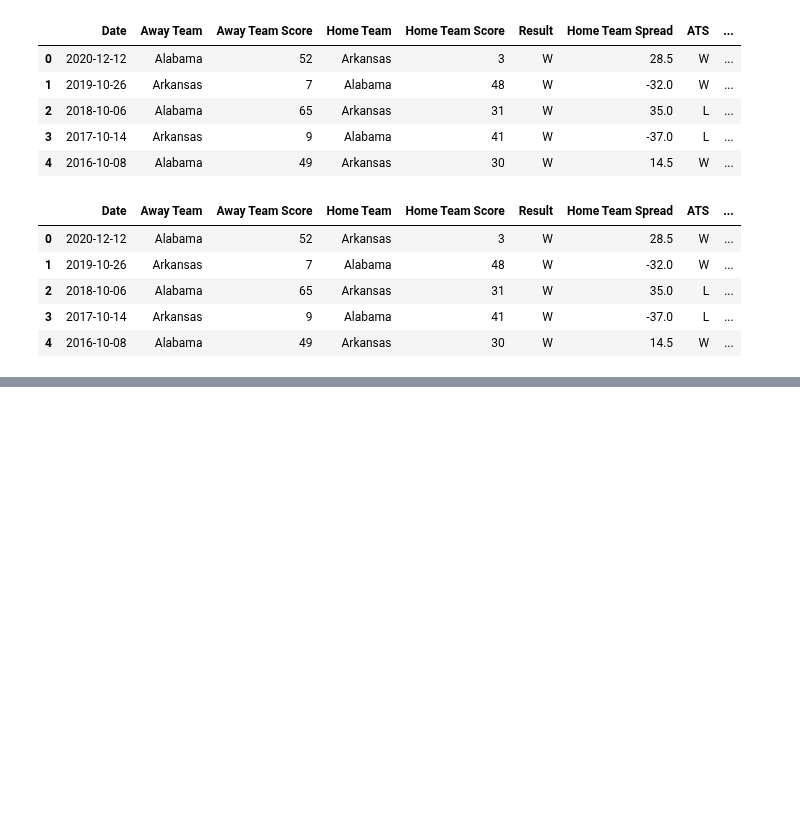
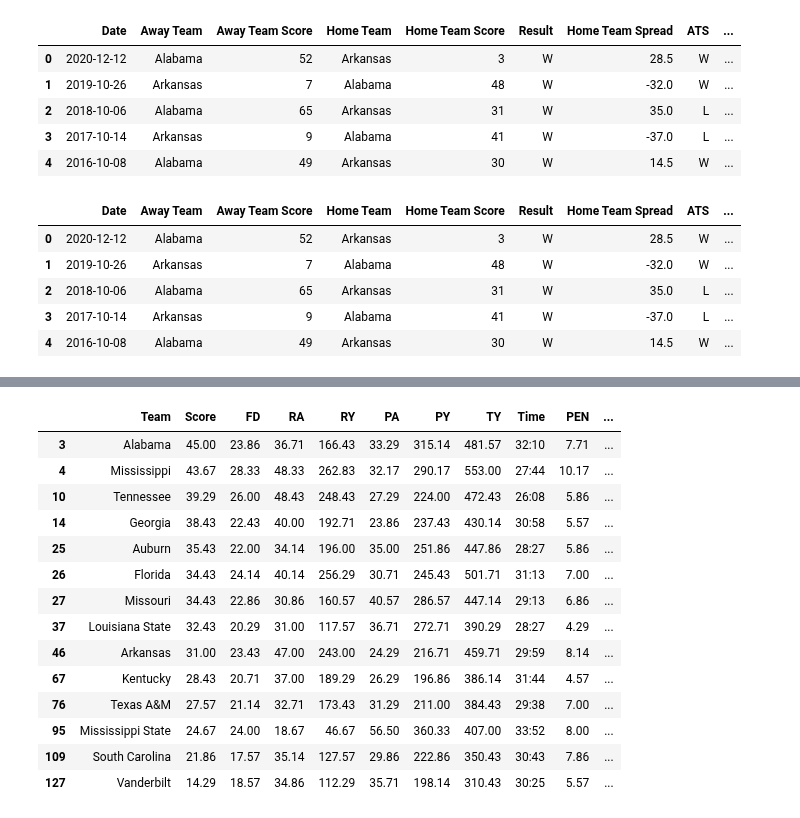
Before and after one commit to MarkClampitt/Springboard, a Jupyter notebook: Capstone2/DataWrangling.ipynb, the cells around one changed output, grey strips where cells are left out. Saved outputs shown, nothing was run; the diff lists cells and outputs as text; code cells hidden in the pictures; blank space fills up the shorter version.

Commit message:
SECOR Updated

```diff
--- a/Capstone2/DataWrangling.ipynb
+++ b/Capstone2/DataWrangling.ipynb
@@ -742,0 +788,18 @@ SECODDS.head()
+# %%
+SECOR.head(14)
+# %% [output]
+|  | Team | Score | FD | RA | RY | PA | PY | TY | Time | PEN | ... |
+| 3 | Alabama | 45.00 | 23.86 | 36.71 | 166.43 | 33.29 | 315.14 | 481.57 | 32:10 | 7.71 | ... |
+| 4 | Mississippi | 43.67 | 28.33 | 48.33 | 262.83 | 32.17 | 290.17 | 553.00 | 27:44 | 10.17 | ... |
+| 10 | Tennessee | 39.29 | 26.00 | 48.43 | 248.43 | 27.29 | 224.00 | 472.43 | 26:08 | 5.86 | ... |
+| 14 | Georgia | 38.43 | 22.43 | 40.00 | 192.71 | 23.86 | 237.43 | 430.14 | 30:58 | 5.57 | ... |
+| 25 | Auburn | 35.43 | 22.00 | 34.14 | 196.00 | 35.00 | 251.86 | 447.86 | 28:27 | 5.86 | ... |
+| 26 | Florida | 34.43 | 24.14 | 40.14 | 256.29 | 30.71 | 245.43 | 501.71 | 31:13 | 7.00 | ... |
+| 27 | Missouri | 34.43 | 22.86 | 30.86 | 160.57 | 40.57 | 286.57 | 447.14 | 29:13 | 6.86 | ... |
+| 37 | Louisiana State | 32.43 | 20.29 | 31.00 | 117.57 | 36.71 | 272.71 | 390.29 | 28:27 | 4.29 | ... |
+| 46 | Arkansas | 31.00 | 23.43 | 47.00 | 243.00 | 24.29 | 216.71 | 459.71 | 29:59 | 8.14 | ... |
+| 67 | Kentucky | 28.43 | 20.71 | 37.00 | 189.29 | 26.29 | 196.86 | 386.14 | 31:44 | 4.57 | ... |
+| 76 | Texas A&M | 27.57 | 21.14 | 32.71 | 173.43 | 31.29 | 211.00 | 384.43 | 29:38 | 7.00 | ... |
+| 95 | Mississippi State | 24.67 | 24.00 | 18.67 | 46.67 | 56.50 | 360.33 | 407.00 | 33:52 | 8.00 | ... |
+| 109 | South Carolina | 21.86 | 17.57 | 35.14 | 127.57 | 29.86 | 222.86 | 350.43 | 30:43 | 7.86 | ... |
+| 127 | Vanderbilt | 14.29 | 18.57 | 34.86 | 112.29 | 35.71 | 198.14 | 310.43 | 30:25 | 5.57 | ... |
```
Also changed, not shown: parts of 18 cells of this notebook.
